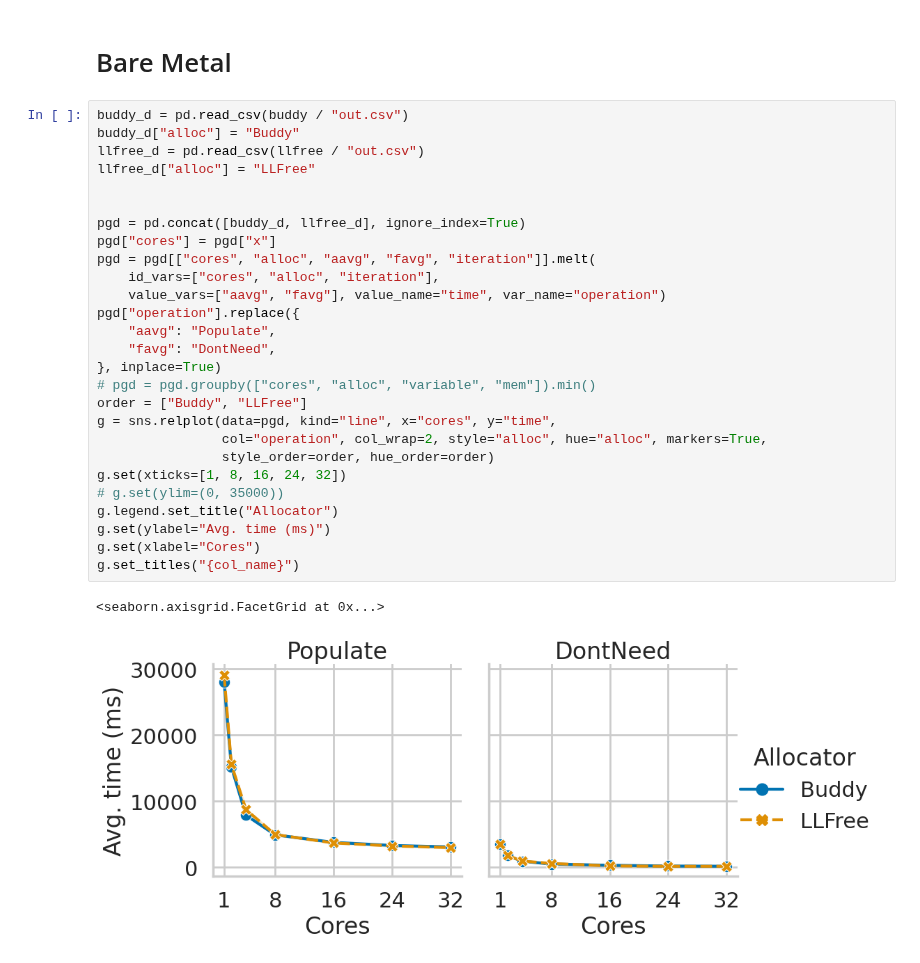
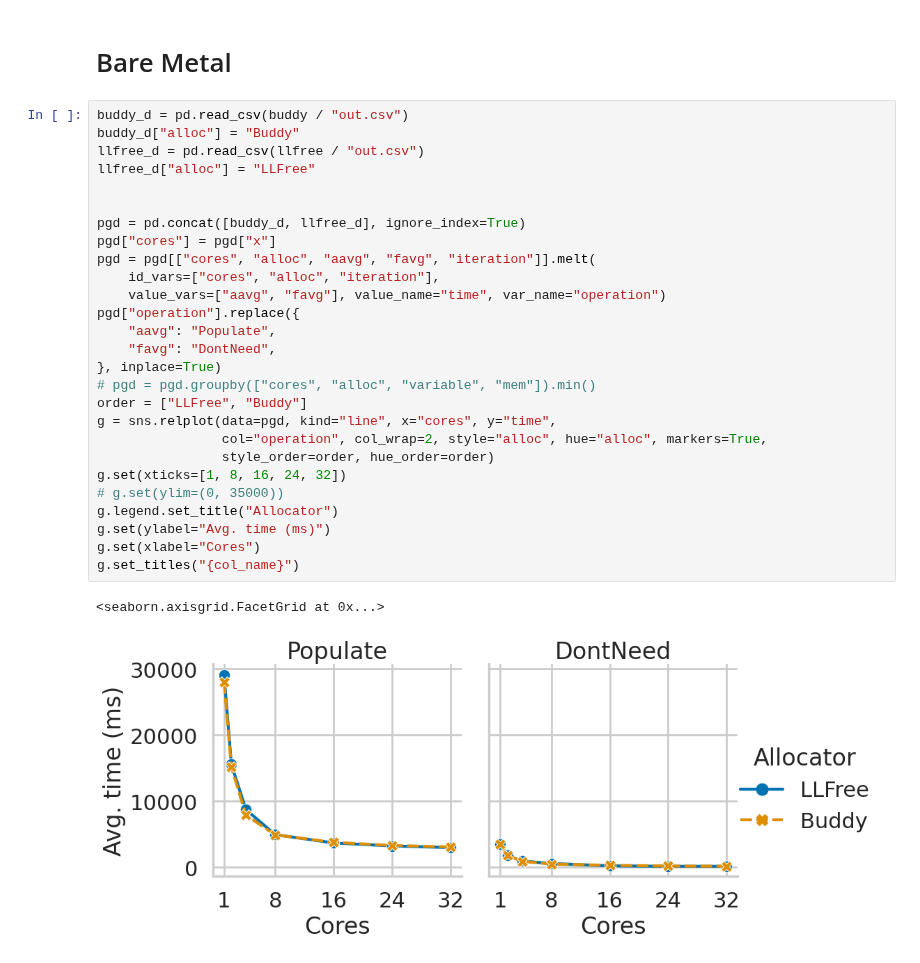
Before and after one commit to luhsra/llfree-bench, a Jupyter notebook: write.ipynb, the cells around one changed output. Cells and saved outputs as stored; diff of their text form.

Commit message:
:art: Swap alloc order

```diff
--- a/write.ipynb
+++ b/write.ipynb
@@ -15,33 +15,33 @@ llfree = Path("write/latest-ll")
 # %%
 buddy_d = pd.read_csv(buddy / "out.csv")
 buddy_d["alloc"] = "Buddy"
 llfree_d = pd.read_csv(llfree / "out.csv")
 llfree_d["alloc"] = "LLFree"
 
 
 pgd = pd.concat([buddy_d, llfree_d], ignore_index=True)
 pgd["cores"] = pgd["x"]
 pgd = pgd[["cores", "alloc", "aavg", "favg", "iteration"]].melt(
     id_vars=["cores", "alloc", "iteration"],
     value_vars=["aavg", "favg"], value_name="time", var_name="operation")
 pgd["operation"].replace({
     "aavg": "Populate",
     "favg": "DontNeed",
 }, inplace=True)
 # pgd = pgd.groupby(["cores", "alloc", "variable", "mem"]).min()
-order = ["Buddy", "LLFree"]
+order = ["LLFree", "Buddy"]
 g = sns.relplot(data=pgd, kind="line", x="cores", y="time",
                 col="operation", col_wrap=2, style="alloc", hue="alloc", markers=True,
                 style_order=order, hue_order=order)
 g.set(xticks=[1, 8, 16, 24, 32])
 # g.set(ylim=(0, 35000))
 g.legend.set_title("Allocator")
 g.set(ylabel="Avg. time (ms)")
 g.set(xlabel="Cores")
 g.set_titles("{col_name}")
 # %% [output]
 <seaborn.axisgrid.FacetGrid at 0x...>
-[figure, old version]
+[figure, new version]
 # %%
 # Time per page access
 buddy_d = pd.read_csv(buddy / "out.csv")
```
Also changed, not shown: parts of 1 cell of this notebook, 3 other files.
